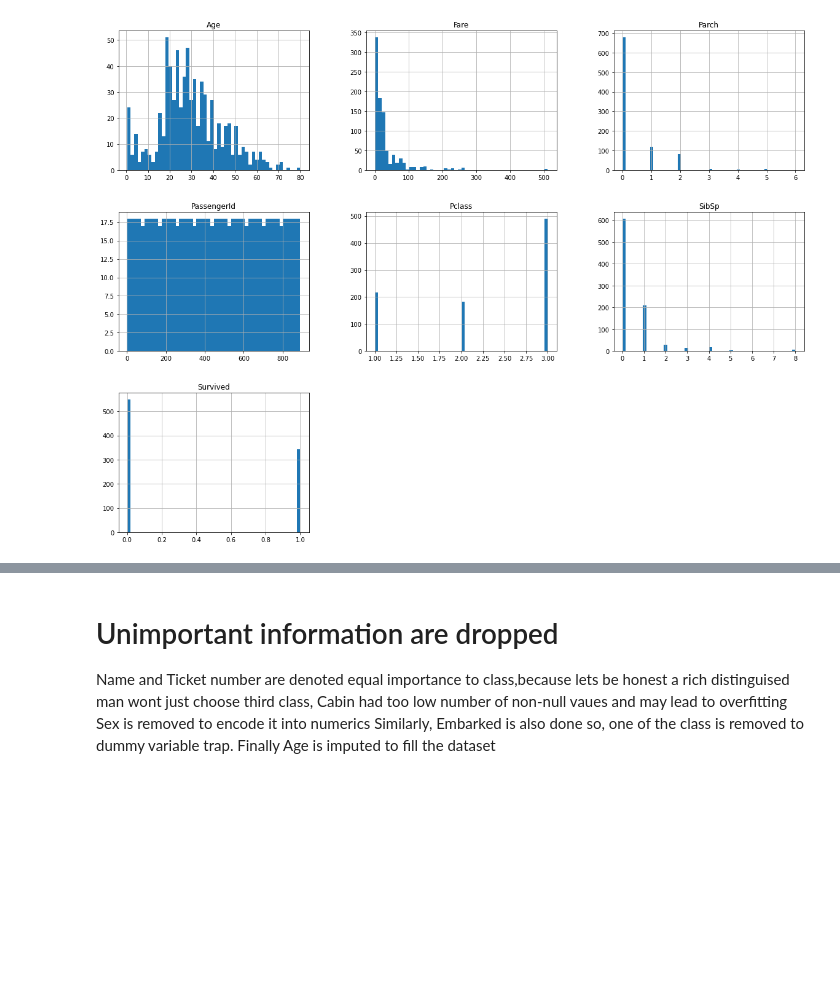
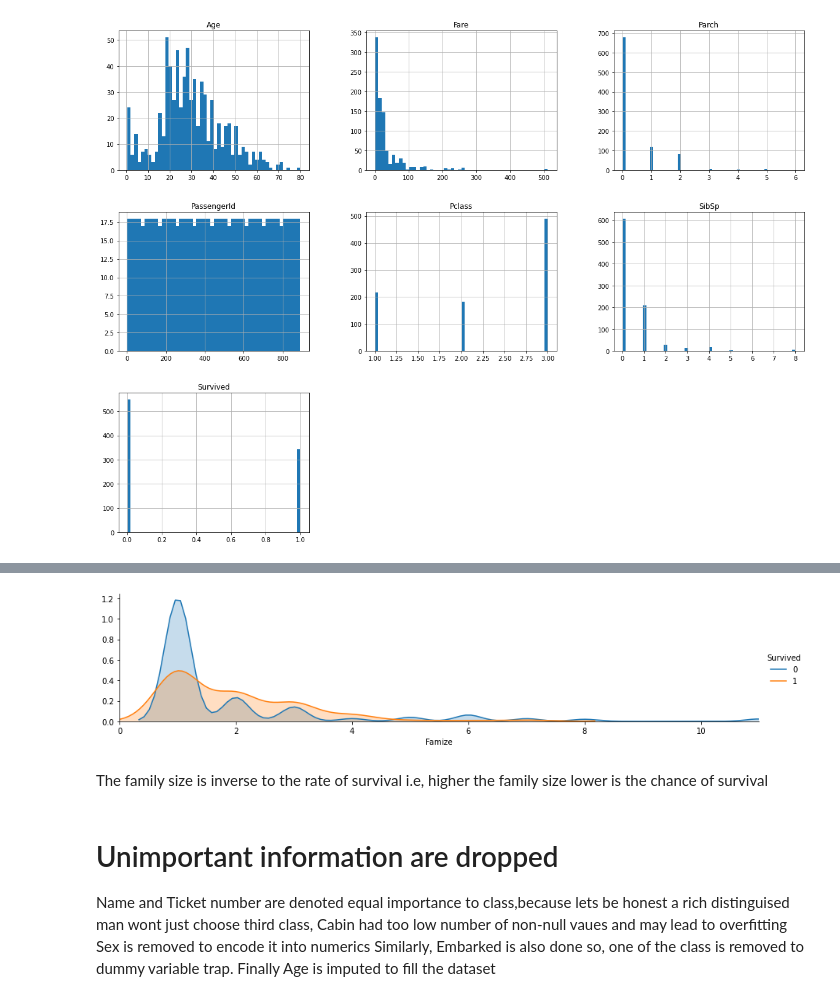
Before and after one commit to arko-64872/TitanicML, a Jupyter notebook: titanic.ipynb, the cells around one changed output, grey strips where cells are left out. Cells and saved outputs as stored; diff of their text form; code cells hidden in the pictures; blank space fills up the shorter version.

Commit message:
Titanic dataset 1.1
Titanic data model showing relation in age and  family members with survival

```diff
--- a/titanic.ipynb
+++ b/titanic.ipynb
@@ -59,3 +72,21 @@ plt.show()
+# %%
+# Create a family size descriptor from SibSp and Parch
+df["Famize"] = df["SibSp"] + df["Parch"] + 1
+
+# Drop SibSp and Parch variables
+df.drop(labels = ["SibSp",'Parch'], axis = 1, inplace = True)
+
+# Viz the survival probabily of Famize feature
+
+facet = sns.FacetGrid(df, hue="Survived",aspect=4)
+facet.map(sns.kdeplot,'Famize',shade= True)
+facet.set(xlim=(0, df['Famize'].max()))
+facet.add_legend()
+plt.xlim(0);
+# %% [output]
+[figure, added]
+# %% [markdown]
+The family size is inverse to the rate of survival i.e, higher the family size lower is the chance of survival
 # %% [markdown]
 # Unimportant  information are dropped
 
```
Also changed, not shown: parts of 19 cells of this notebook, 1 other file.
